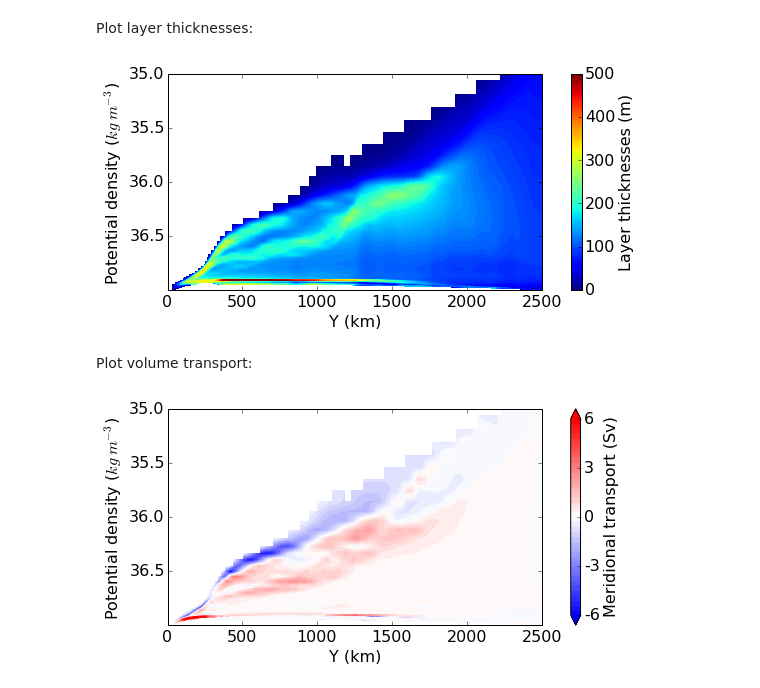
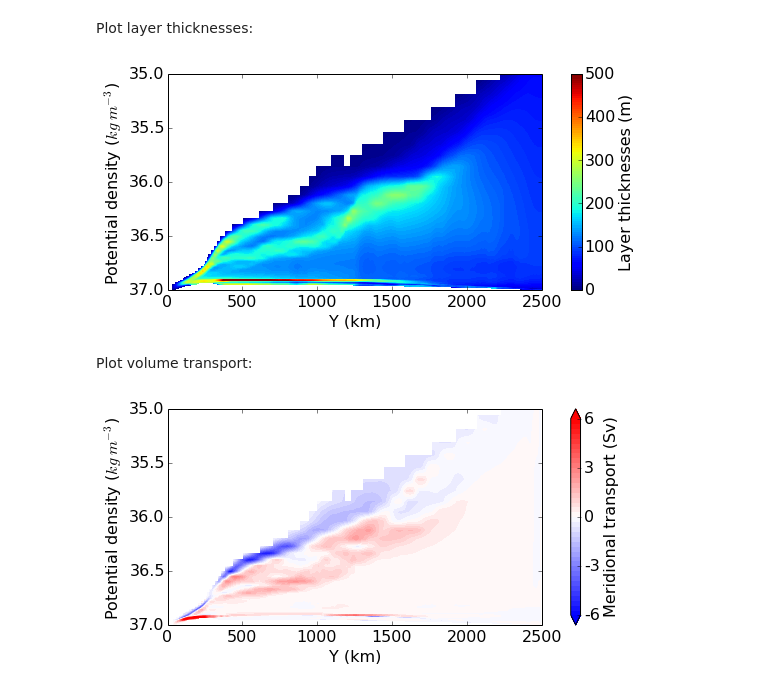
Before and after one commit to luweiyang/MOM6_SO_DIAGS, a Jupyter notebook: MOC_h_vh.ipynb, the cells around one changed output. Cells and saved outputs as stored; diff of their text form; code cells hidden in the pictures.

```diff
--- a/MOC_h_vh.ipynb
+++ b/MOC_h_vh.ipynb
@@ -58,31 +61,31 @@ Plot layer thicknesses:
 # %%
 plt.figure(1,figsize=(8,5))
 
 h_level = np.arange(0,500+5,5)
 h_ticks = np.arange(0,500+100,100)
 
 pc = plt.contourf(yh,rho,h2,cmap=plt.cm.jet,levels=h_level)
 cb = plt.colorbar(pc,ticks=h_ticks)
 plt.gca().set_xticks(np.arange(-1250,1250 + 500,500))
 plt.gca().set_xticklabels(['0','500','1000','1500','2000','2500'])
 plt.gca().set_ylim([1035.0,1037.0])
 plt.gca().set_yticks(np.arange(1035.0,1037.0 + 0.5,0.5))
-plt.gca().set_yticklabels(['35.0','35.5','36.0','36.5'])
+plt.gca().set_yticklabels(['35.0','35.5','36.0','36.5','37.0'])
 plt.gca().invert_yaxis()
 plt.gca().set_position([0.15,0.2,0.65,0.6])
 cb.ax.set_position([0.85,0.2,0.03,0.6])
 cb.set_label('Layer thicknesses (m)',y=0.5,fontsize=16)
 cb.ax.tick_params(labelsize=16)
 plt.xlabel('Y (km)',fontsize=16)
 plt.ylabel('Potential density ($kg\ m^{-3}$)',fontsize=16)
 plt.xticks(fontsize=16)
 plt.yticks(fontsize=16)
 
 #plt.savefig('/short/v45/lxy581/mom6/diag/v38_h_rho_y50.png',dpi=600)
 
 plt.show()
 # %% [output]
-[figure, old version]
+[figure, new version]
 # %% [markdown]
 Plot volume transport:
 # %%
@@ -95,7 +98,7 @@ pc = plt.contourf(yq,rho,vh2,cmap=plt.cm.bwr,levels=vh_level,extend='both')
 cb = plt.colorbar(pc,ticks=vh_ticks)
 plt.gca().set_ylim([1035.0,1037.0])
 plt.gca().set_yticks(np.arange(1035.0,1037.0 + 0.5,0.5))
-plt.gca().set_yticklabels(['35.0','35.5','36.0','36.5'])
+plt.gca().set_yticklabels(['35.0','35.5','36.0','36.5','37.0'])
 plt.gca().set_xticks(np.arange(-1250,1250 + 500,500))
 plt.gca().set_xticklabels(['0','500','1000','1500','2000','2500'])
 plt.gca().invert_yaxis()
@@ -113,4 +116,4 @@ plt.yticks(fontsize=16)
 
 plt.show()
 # %% [output]
-[figure, old version]
+[figure, new version]
```
Also changed, not shown: parts of 4 cells of this notebook.
